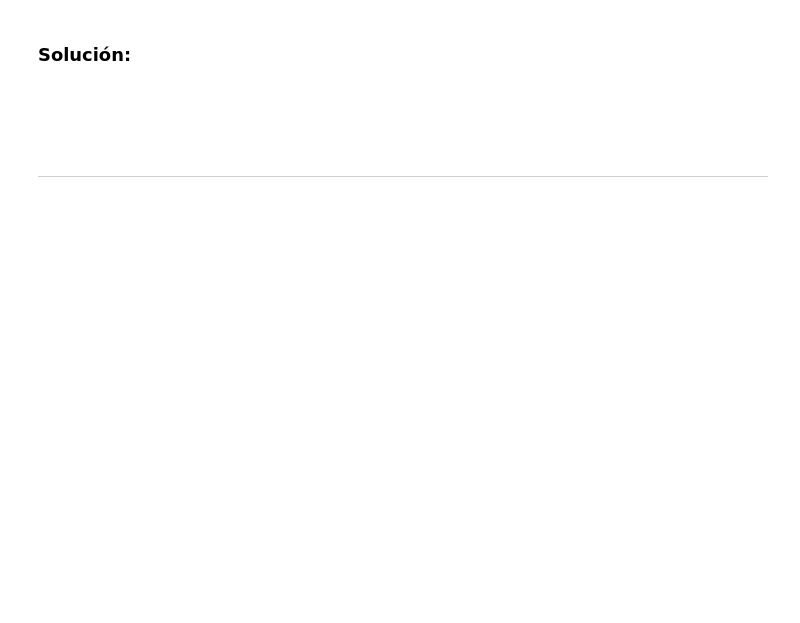
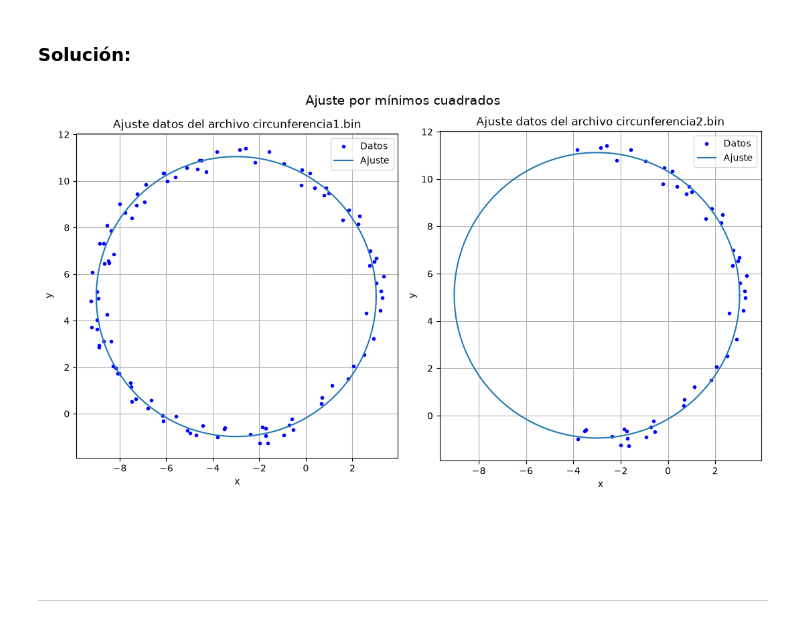
Before and after one commit to RodrigoRiveraRico/metodos-cimat, a Jupyter notebook: Tarea6/tarea_mn06.ipynb, the cells around one changed output. Drawn from its saved outputs; the diff is of its cells as text; code cells hidden in the pictures; blank space fills up the shorter version.

````diff
--- a/Tarea6/tarea_mn06.ipynb
+++ b/Tarea6/tarea_mn06.ipynb
@@ -319,3 +326,57 @@ plt.show()
+# %%
+# Los coeficientes [c1 c2 c3] corresponden a: coordenada x del centro, coordenada y del centro y radio, respectivamente.
+
+# Coeficientes del ajuste de una circunferencia (los datos corresponden a una circunferencia completa).
+circle = readCoefBinFile("datosTarea06/coeficientes_circunferencia1.bin")
+c_x_1 = circle[0]
+c_y_1 = circle[1]
+c_r_1 = circle[2]
+
+# Coeficientes del ajuste de una circunferencia (los datos corresponden a un arco de circunferencia).
+arc = readCoefBinFile("datosTarea06/coeficientes_circunferencia2.bin")
+c_x_2 = arc[0]
+c_y_2 = arc[1]
+c_r_2 = arc[2]
+# %%
+# Crear subplots de 1 fila y 2 columnas
+fig, axs = plt.subplots(1, 2, figsize=(11, 6))
+
+# Ángulos de 0 a 2*pi a evaluar en el ajuste
+theta = np.linspace(0, 2 * np.pi, 500)
+
+# Datos de circunferencia completa
+x_1 = c_x_1 + c_r_1 * np.cos(theta)
+y_1 = c_y_1 + c_r_1 * np.sin(theta)
+
+axs[0].plot(XY_1[:,0], XY_1[:,1], 'b.', label='Datos')
+axs[0].plot(x_1, y_1, label='Ajuste')
+axs[0].set_title('Ajuste datos del archivo circunferencia1.bin')
+axs[0].set_xlabel('x')
+axs[0].set_ylabel('y')
+axs[0].legend()
+axs[0].grid(True)
+axs[0].set_aspect('equal')  # Para que no se deforme y parezca óvalo
+
+# Datos de un arco de circunferencia
+x_2 = c_x_2 + c_r_2 * np.cos(theta)
+y_2 = c_y_2 + c_r_2 * np.sin(theta)
+
+axs[1].plot(XY_2[:,0], XY_2[:,1], 'b.', label='Datos')
+axs[1].plot(x_2, y_2, label='Ajuste')
+axs[1].set_title('Ajuste datos del archivo circunferencia2.bin')
+axs[1].set_xlabel('x')
+axs[1].set_ylabel('y')
+axs[1].legend()
+axs[1].grid(True)
+axs[1].set_aspect('equal')
+
+# Título general
+fig.suptitle('Ajuste por mínimos cuadrados', fontsize=14)
+
+plt.tight_layout()
+plt.show()
+# %% [output]
+[figure, added]
 # %% [markdown]
 ```
 
````
Also changed, not shown: parts of 4 cells of this notebook, 3 other files.
